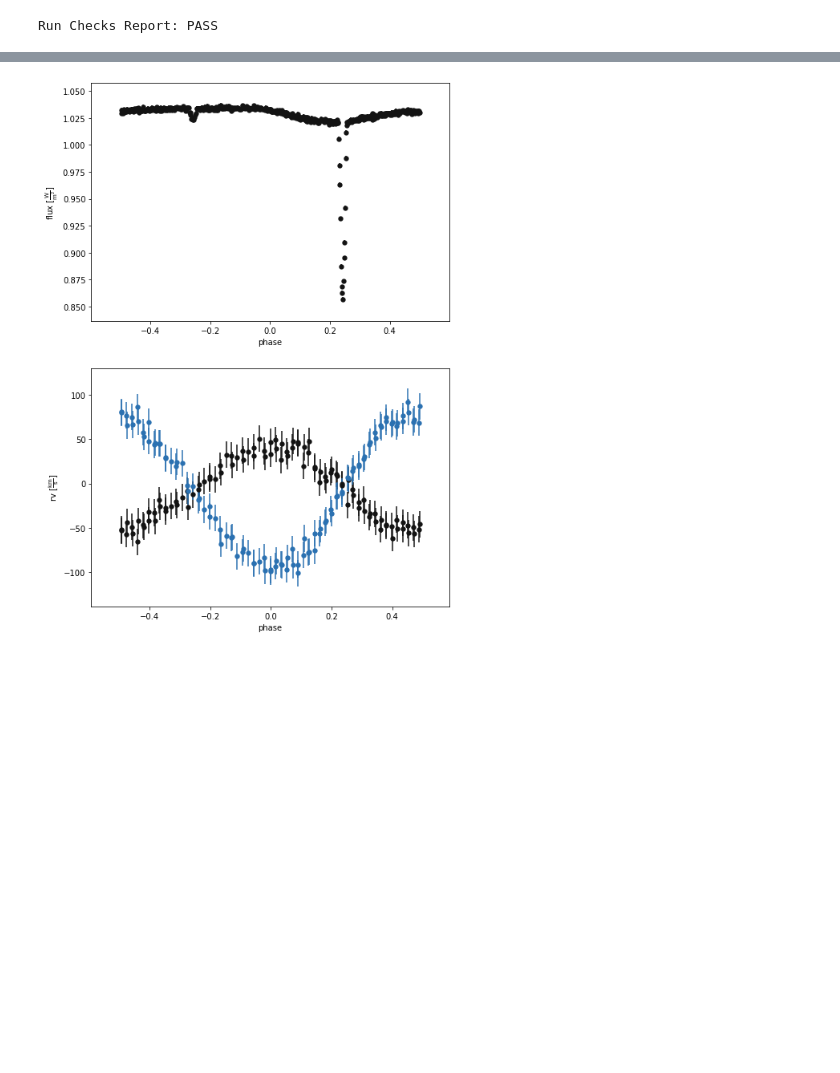
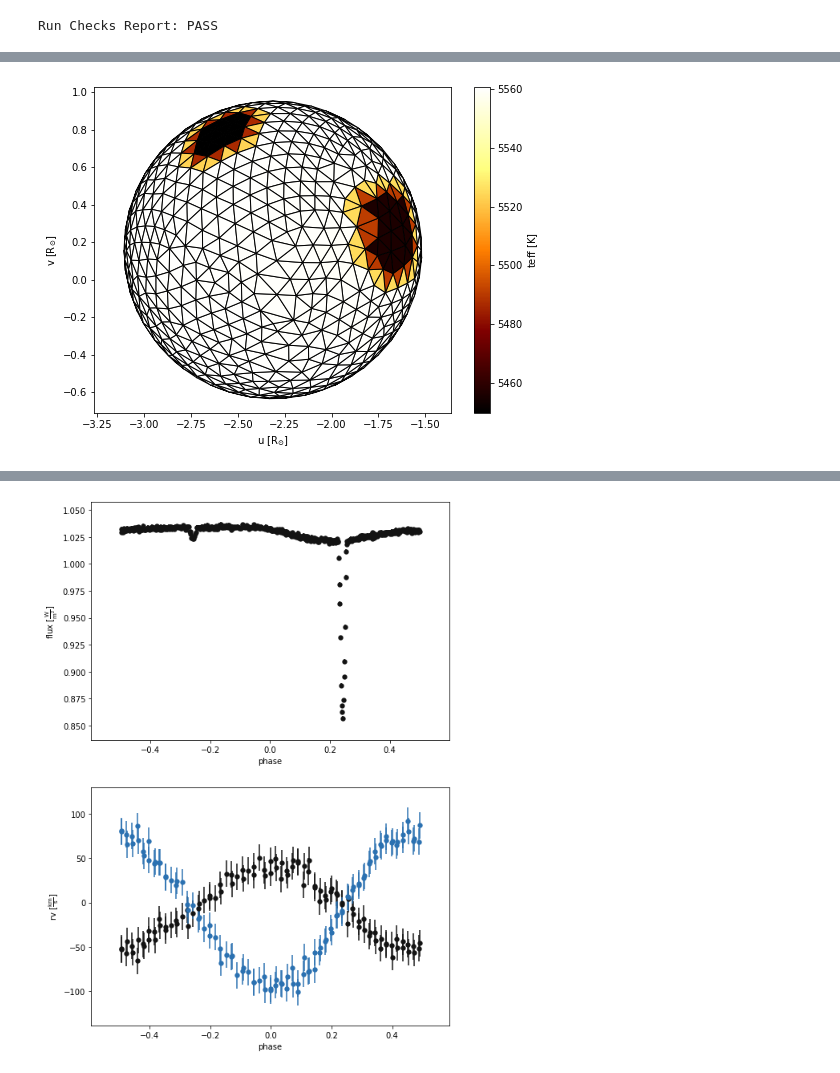
Before and after one commit to Vysakh13579/FITTING_BINARIES, a Jupyter notebook: dataSYN.ipynb, the cells around one changed output, grey strips where cells are left out. Drawn from its saved outputs; the diff is of its cells as text; code cells hidden in the pictures; blank space fills up the shorter version.

```diff
--- a/dataSYN.ipynb
+++ b/dataSYN.ipynb
@@ -154,0 +160,3 @@ b.plot(x='phases',show=True,legends=True)
+# %%
+b.add_dataset('mesh', compute_times=[1.4], dataset='mesh01',overwrite=True)
+b.set_value('columns',dataset='mesh01', value=['teffs', 'loggs', '*intensities*'])
@@ -154,0 +167,4 @@ b.plot(x='phases',show=True,legends=True)
+# %%
+afig, mplfig = b.filter(dataset='mesh01',component='primary').plot(times=1.4,draw_sidebars=True,fc='teffs', show=True,save='Primary_spot.jpeg')
+# %% [output]
+[figure, added]
```
Also changed, not shown: parts of 15 cells of this notebook, 13 other files.
